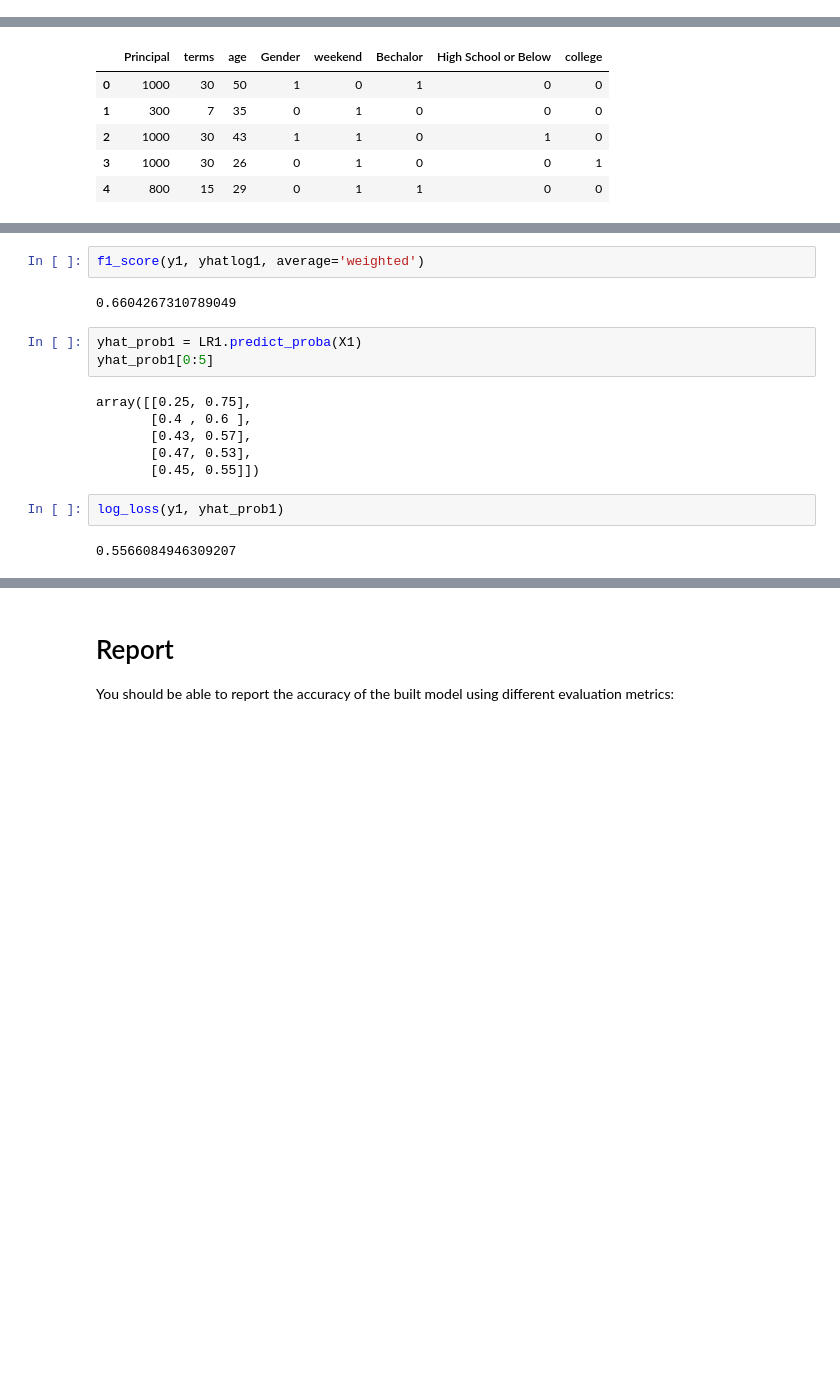
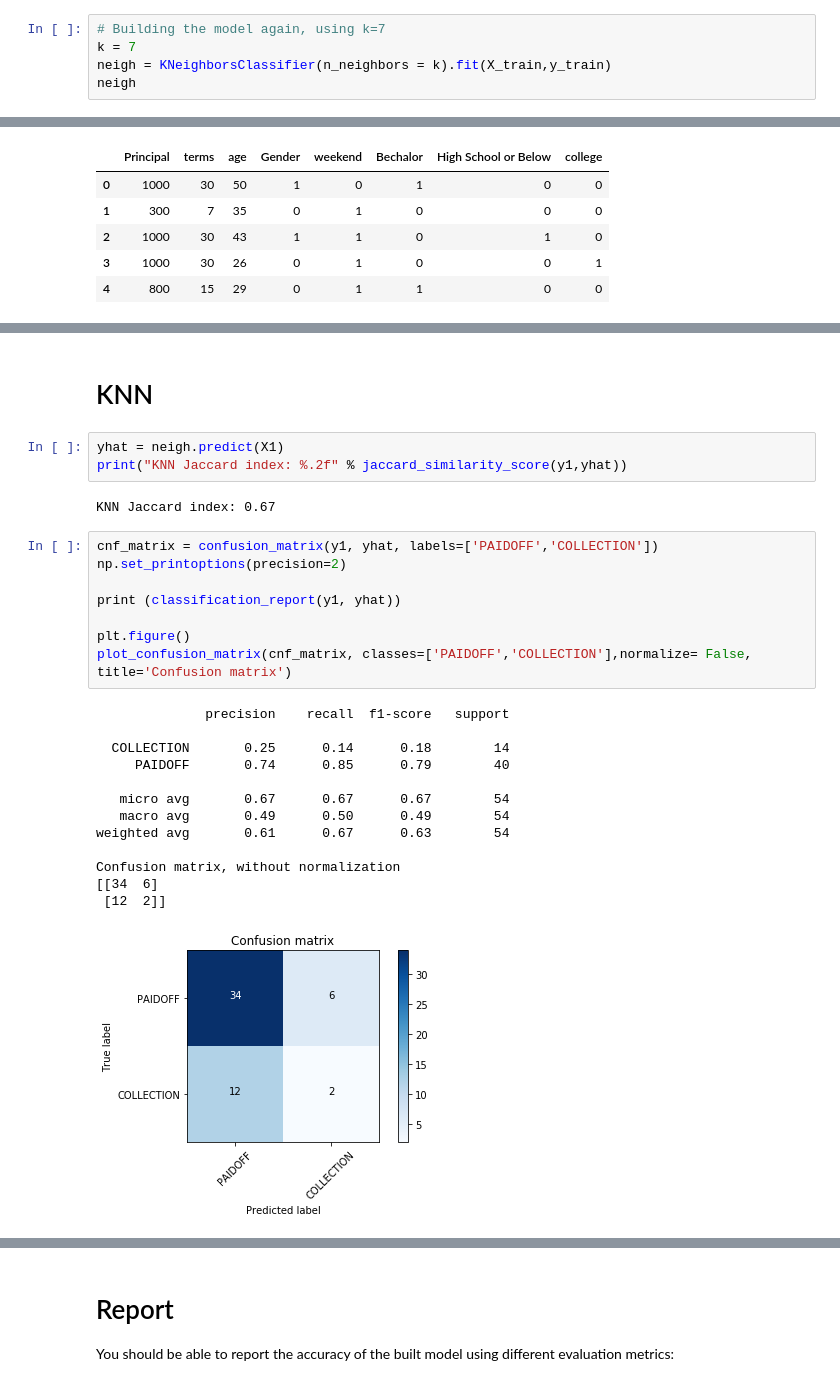
Before and after one commit to HASAN9519/Coursera_IBM_machine_learning, a Jupyter notebook: Final work.ipynb, the cells around one changed output, grey strips where cells are left out. Cells and saved outputs as stored; diff of their text form; blank space fills up the shorter version.

```diff
--- a/Final work.ipynb
+++ b/Final work.ipynb
@@ -364,0 +377,5 @@ f1_score
+# %%
+# Building the model again, using k=7
+k = 7
+neigh = KNeighborsClassifier(n_neighbors = k).fit(X_train,y_train)
+neigh
@@ -872,17 +625,29 @@ Confusion matrix, without normalization
-# %%
-f1_score(y1, yhatlog1, average='weighted')
-# %% [output]
-0.6604267310789049
-# %%
-yhat_prob1 = LR1.predict_proba(X1)
-yhat_prob1[0:5]
-# %% [output]
-array([[0.25, 0.75],
-       [0.4 , 0.6 ],
-       [0.43, 0.57],
-       [0.47, 0.53],
-       [0.45, 0.55]])
-# %%
-log_loss(y1, yhat_prob1)
-# %% [output]
-0.5566084946309207
+# %% [markdown]
+# KNN
+# %%
+yhat = neigh.predict(X1)
+print("KNN Jaccard index: %.2f" % jaccard_similarity_score(y1,yhat))
+# %% [output]
+KNN Jaccard index: 0.67
+# %%
+cnf_matrix = confusion_matrix(y1, yhat, labels=['PAIDOFF','COLLECTION'])
+np.set_printoptions(precision=2)
+
+print (classification_report(y1, yhat))
+
+plt.figure()
+plot_confusion_matrix(cnf_matrix, classes=['PAIDOFF','COLLECTION'],normalize= False,  title='Confusion matrix')
+# %% [output]
+              precision    recall  f1-score   support
+
+  COLLECTION       0.25      0.14      0.18        14
+     PAIDOFF       0.74      0.85      0.79        40
+
+   micro avg       0.67      0.67      0.67        54
+   macro avg       0.49      0.50      0.49        54
+weighted avg       0.61      0.67      0.63        54
+
+Confusion matrix, without normalization
+[[34  6]
+ [12  2]]
+[figure, added]
```
Also changed, not shown: parts of 58 cells of this notebook.
